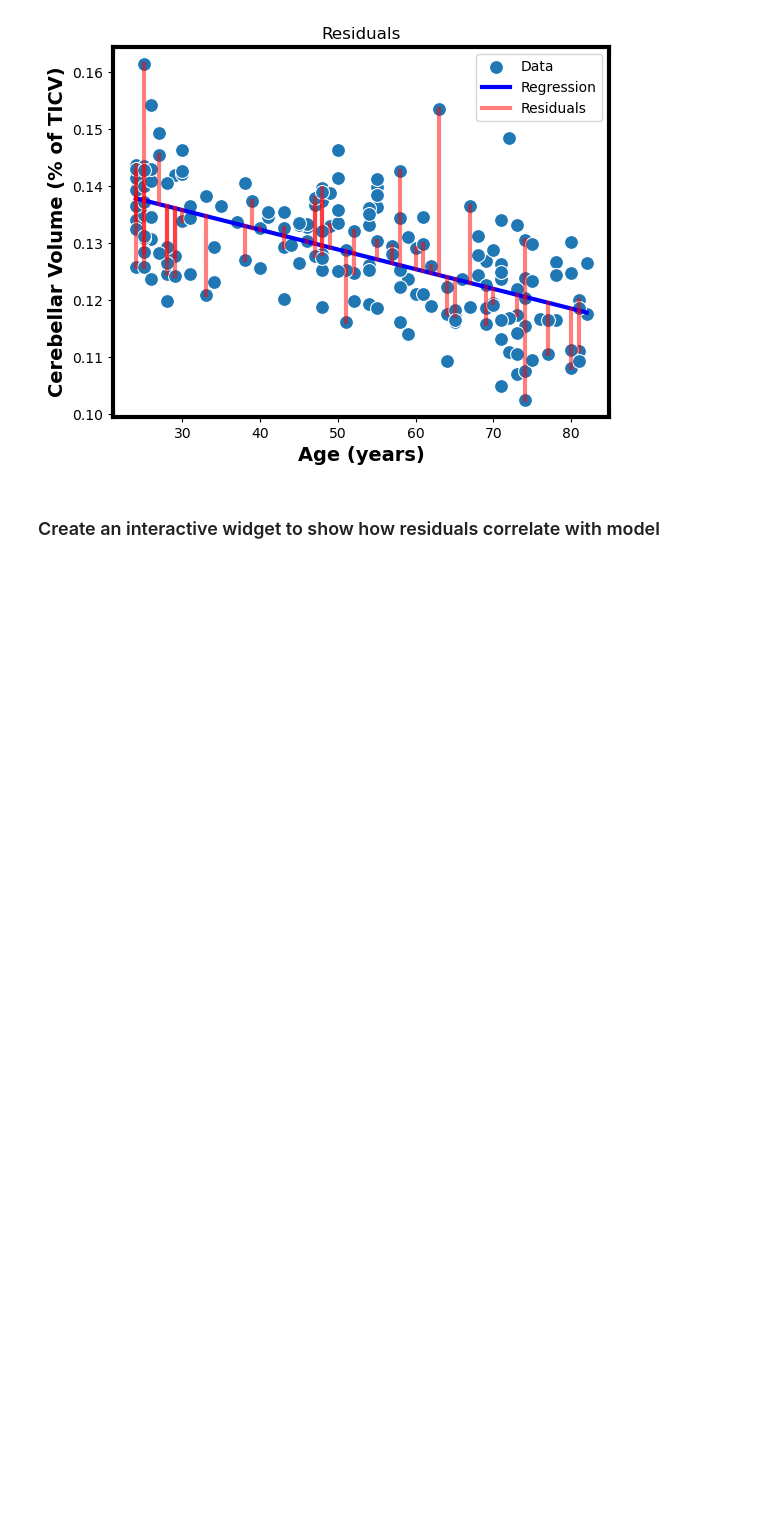
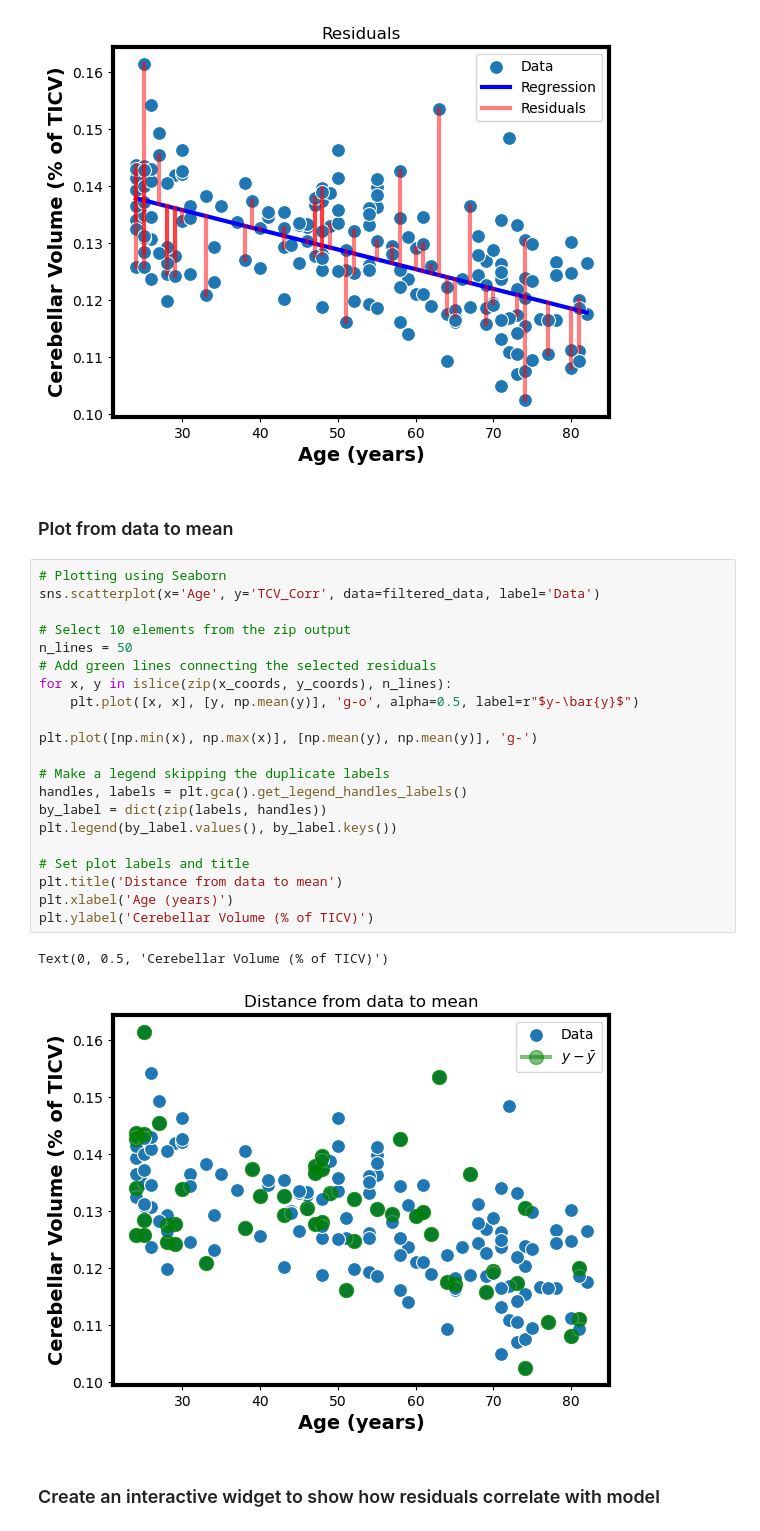
Before and after one commit to opherdonchin/StatisticalComputationAndAnalysis, a Jupyter notebook: Notebooks/Lecture6_2024.ipynb, the cells around one changed output. Cells and saved outputs as stored; diff of their text form; blank space fills up the shorter version.

```diff
--- a/Notebooks/Lecture6_2024.ipynb
+++ b/Notebooks/Lecture6_2024.ipynb
@@ -304,6 +301,32 @@ plt.ylabel('Cerebellar Volume (% of TICV)')
 plt.show()
 # %% [output]
 [figure]
+# %% [markdown]
+### Plot from data to mean
+# %%
+# Plotting using Seaborn
+sns.scatterplot(x='Age', y='TCV_Corr', data=filtered_data, label='Data')
+
+# Select 10 elements from the zip output
+n_lines = 50
+# Add green lines connecting the selected residuals
+for x, y in islice(zip(x_coords, y_coords), n_lines):
+    plt.plot([x, x], [y, np.mean(y)], 'g-o', alpha=0.5, label=r"$y-\bar{y}$")
+
+plt.plot([np.min(x), np.max(x)], [np.mean(y), np.mean(y)], 'g-')
+
+# Make a legend skipping the duplicate labels
+handles, labels = plt.gca().get_legend_handles_labels()
+by_label = dict(zip(labels, handles))
+plt.legend(by_label.values(), by_label.keys())
+
+# Set plot labels and title
+plt.title('Distance from data to mean')
+plt.xlabel('Age (years)')
+plt.ylabel('Cerebellar Volume (% of TICV)')
+# %% [output]
+Text(0, 0.5, 'Cerebellar Volume (% of TICV)')
+[figure, added]
 # %% [markdown]
 ### Create an interactive widget to show how residuals correlate with model
 # %%
```
Also changed, not shown: parts of 1 cell of this notebook, 2 other files.
